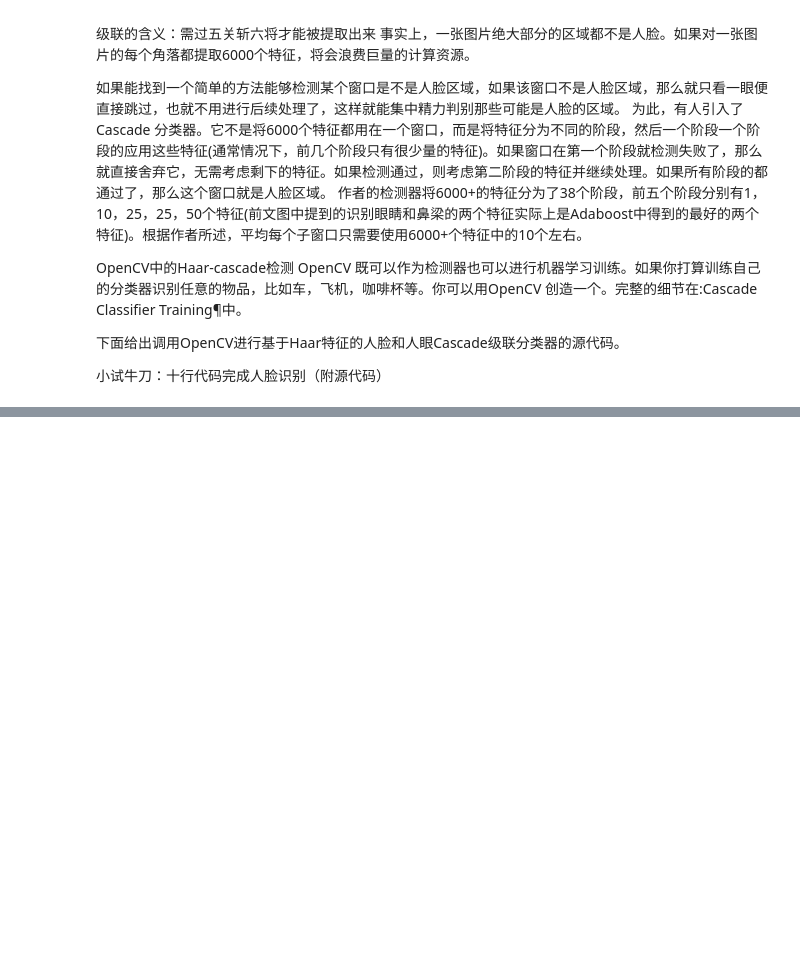
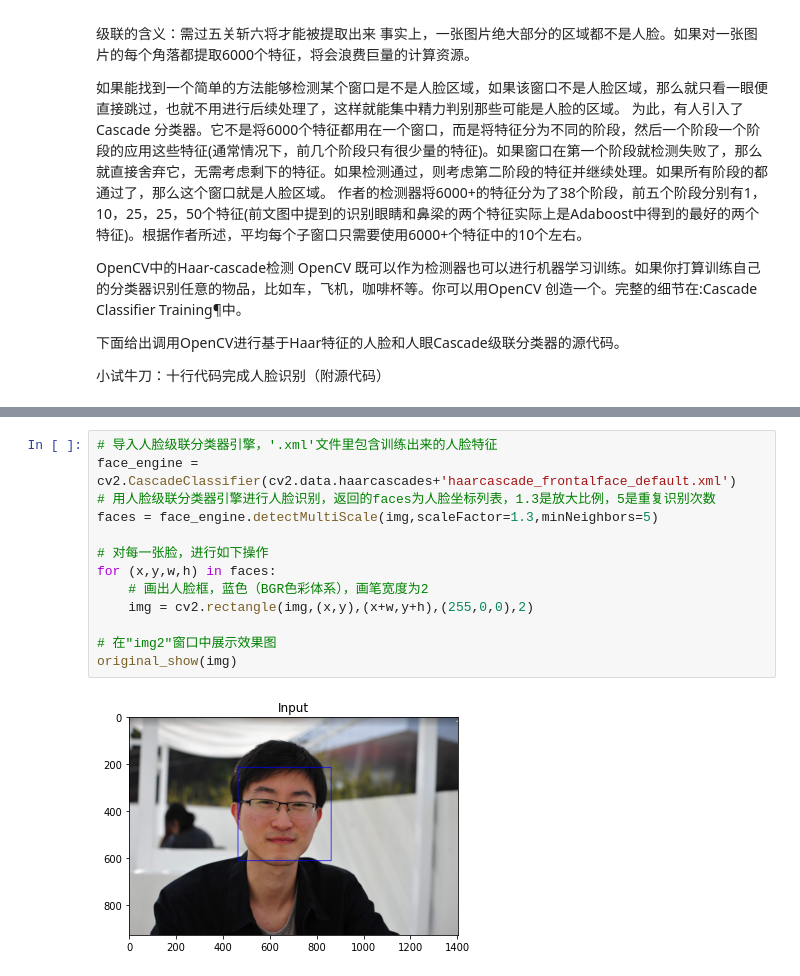
Before and after one commit to Gzk738/GZK_Code, a Jupyter notebook: XAI/emotion_recognition.ipynb, the cells around one changed output, grey strips where cells are left out. Cells and saved outputs as stored; diff of their text form; blank space fills up the shorter version.

```diff
--- a/XAI/emotion_recognition.ipynb
+++ b/XAI/emotion_recognition.ipynb
@@ -52,0 +55,15 @@ plt.imshow(img)
+# %%
+# 导入人脸级联分类器引擎，'.xml'文件里包含训练出来的人脸特征
+face_engine = cv2.CascadeClassifier(cv2.data.haarcascades+'haarcascade_frontalface_default.xml')
+# 用人脸级联分类器引擎进行人脸识别，返回的faces为人脸坐标列表，1.3是放大比例，5是重复识别次数
+faces = face_engine.detectMultiScale(img,scaleFactor=1.3,minNeighbors=5)
+
+# 对每一张脸，进行如下操作
+for (x,y,w,h) in faces:
+    # 画出人脸框，蓝色（BGR色彩体系），画笔宽度为2
+    img = cv2.rectangle(img,(x,y),(x+w,y+h),(255,0,0),2)
+
+# 在"img2"窗口中展示效果图
+original_show(img)
+# %% [output]
+[figure, added]
```
Also changed, not shown: parts of 4 cells of this notebook, 6 other files.
